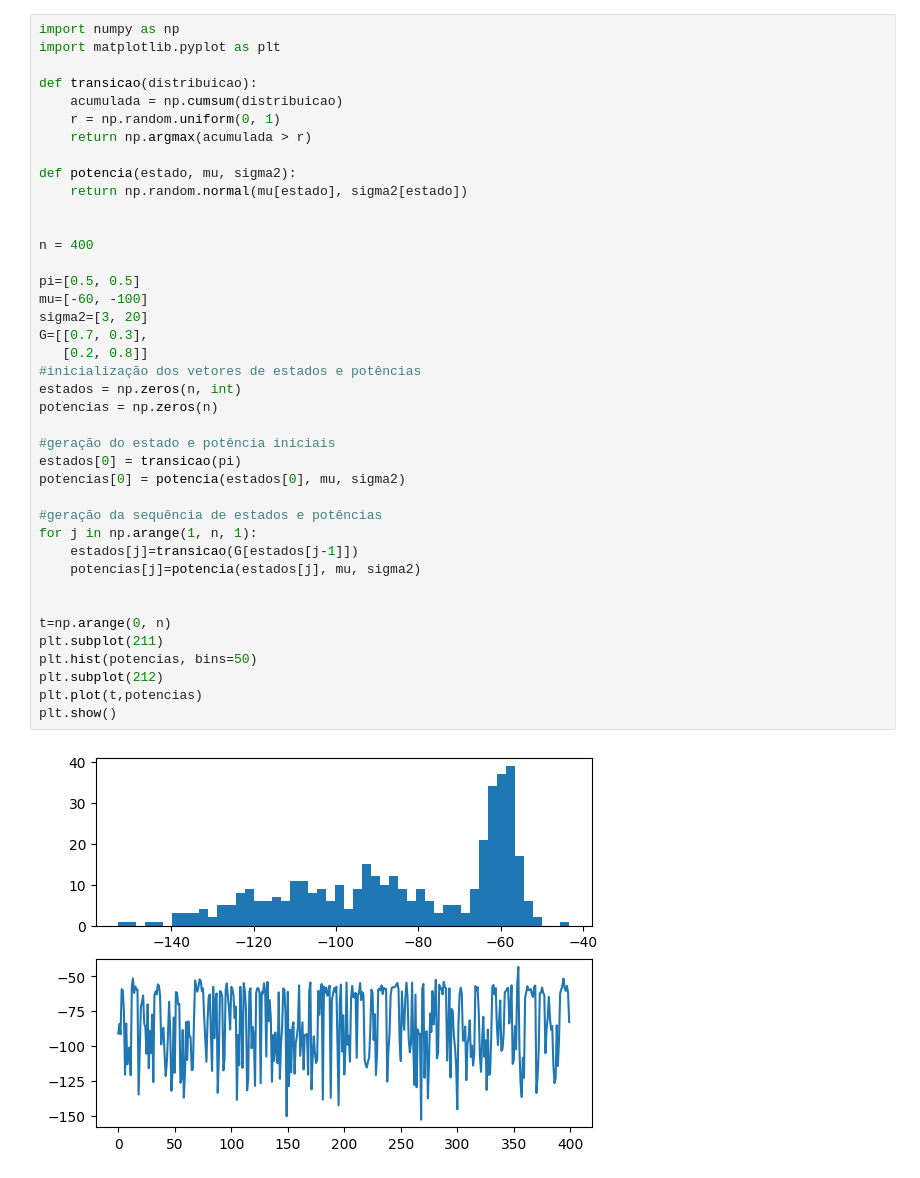
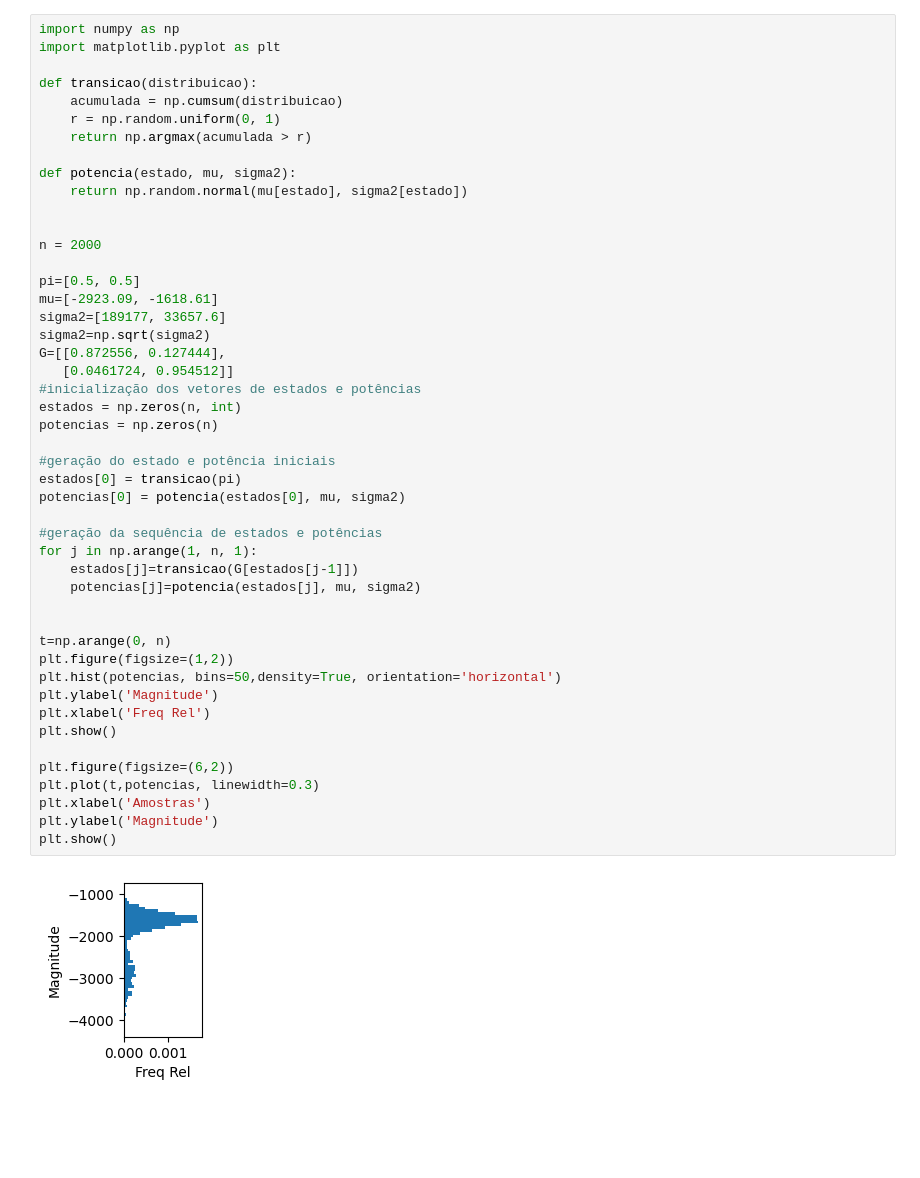
Before and after one commit to luizrenault/tp547, a Jupyter notebook: trabalho_final_parte_1/hmm.ipynb, the cells around one changed output. Saved outputs shown, nothing was run; the diff lists cells and outputs as text; blank space fills up the shorter version.

```diff
--- a/trabalho_final_parte_1/hmm.ipynb
+++ b/trabalho_final_parte_1/hmm.ipynb
@@ -5,40 +5,47 @@ import numpy as np
 import matplotlib.pyplot as plt
 
 def transicao(distribuicao):
     acumulada = np.cumsum(distribuicao)
     r = np.random.uniform(0, 1)
     return np.argmax(acumulada > r)
 
 def potencia(estado, mu, sigma2):
     return np.random.normal(mu[estado], sigma2[estado])
 
 
-n = 400
+n = 2000
 
 pi=[0.5, 0.5]
-mu=[-60, -100]
-sigma2=[3, 20]
-G=[[0.7, 0.3],
-   [0.2, 0.8]]
+mu=[-2923.09, -1618.61]
+sigma2=[189177, 33657.6]
+sigma2=np.sqrt(sigma2)
+G=[[0.872556, 0.127444],
+   [0.0461724, 0.954512]]
 #inicialização dos vetores de estados e potências
 estados = np.zeros(n, int)
 potencias = np.zeros(n)
 
 #geração do estado e potência iniciais
 estados[0] = transicao(pi)
 potencias[0] = potencia(estados[0], mu, sigma2)
 
 #geração da sequência de estados e potências
 for j in np.arange(1, n, 1):
     estados[j]=transicao(G[estados[j-1]])
     potencias[j]=potencia(estados[j], mu, sigma2)
 
 
 t=np.arange(0, n)
-plt.subplot(211)
-plt.hist(potencias, bins=50)
-plt.subplot(212)
-plt.plot(t,potencias)
+plt.figure(figsize=(1,2))
+plt.hist(potencias, bins=50,density=True, orientation='horizontal')
+plt.ylabel('Magnitude')
+plt.xlabel('Freq Rel')
 plt.show()
+
+plt.figure(figsize=(6,2))
+plt.plot(t,potencias, linewidth=0.3)
+plt.xlabel('Amostras')
+plt.ylabel('Magnitude')
+plt.show()
 # %% [output]
-[figure, old version]
+[figure, new version]
```
Also changed, not shown: parts of 1 cell of this notebook.
